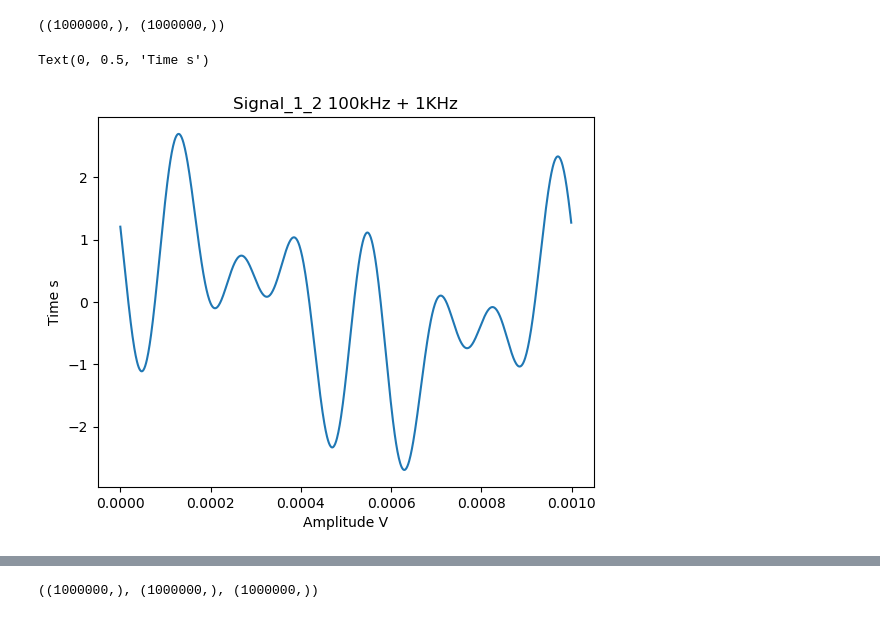
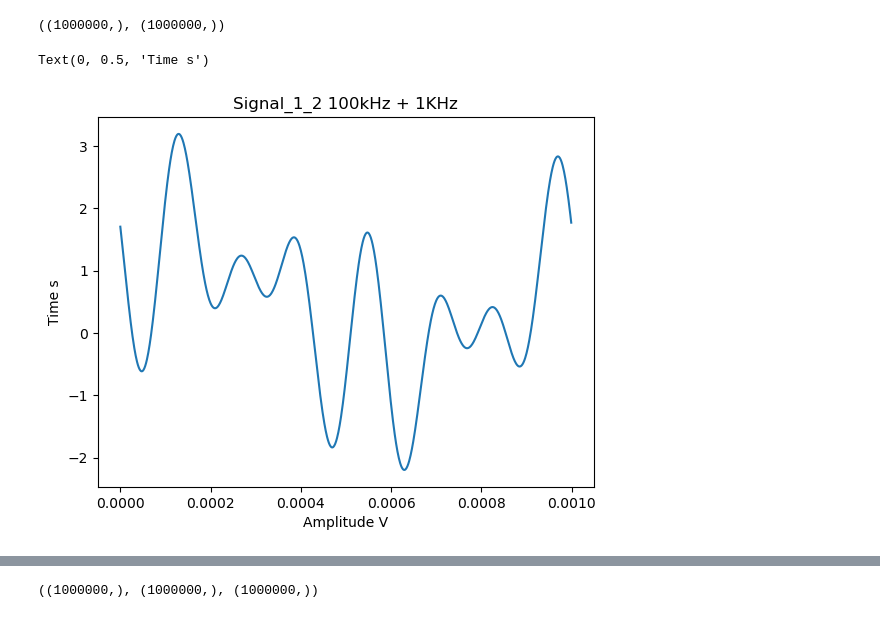
Before and after one commit to yousefBens/SDR_PRPD, a Jupyter notebook: Learn.ipynb, the cells around one changed output, grey strips where cells are left out. Drawn from its saved outputs; the diff is of its cells as text; code cells hidden in the pictures.

```diff
--- a/Learn.ipynb
+++ b/Learn.ipynb
@@ -22,7 +22,7 @@ plt.plot(0.005* np.exp(-tp / tau) * np.exp(1j * 2 * np.pi * tp))
 [<matplotlib.lines.Line2D at 0x...>]
 [figure]
 # %%
-fs = 1000000
+fs = 1e6
 T = 1.0
 
 N = int(fs * T)
@@ -74,19 +74,20 @@ t_3 = np.arange(0, 1, 1/fs)
 
 signal_3 = np.cos(2*np.pi*f_3*t_3 + phi_3)
 # %%
-signal_1_2_3 = signal_1 + signal_2 + signal_3
+dc_offset = 0.5
+signal_1_2_3 = signal_1_2_3 + dc_offset
 noise = 1000*np.random.randn(len(signal_1_2_3)) *0
 
 signal_1_2_3 = signal_1_2_3 + noise
 
 plt.figure()
 plt.plot(t_1[0:1000], signal_1_2_3[0:1000])
 plt.title("Signal_1_2 100kHz + 1KHz")
 plt.xlabel("Amplitude V")
 plt.ylabel("Time s")
 # %% [output]
 Text(0, 0.5, 'Time s')
-[figure, old version]
+[figure, new version]
 # %% [markdown]
 ![image.png](attachment:8b327c5d-905f-4827-a84e-595f45d6ac07.png)
 ![image.png](attachment:a058caba-1a1c-4e5d-9c1f-9d59e7b5e86e.png)
```
Also changed, not shown: parts of 7 cells of this notebook, 52 other files.
